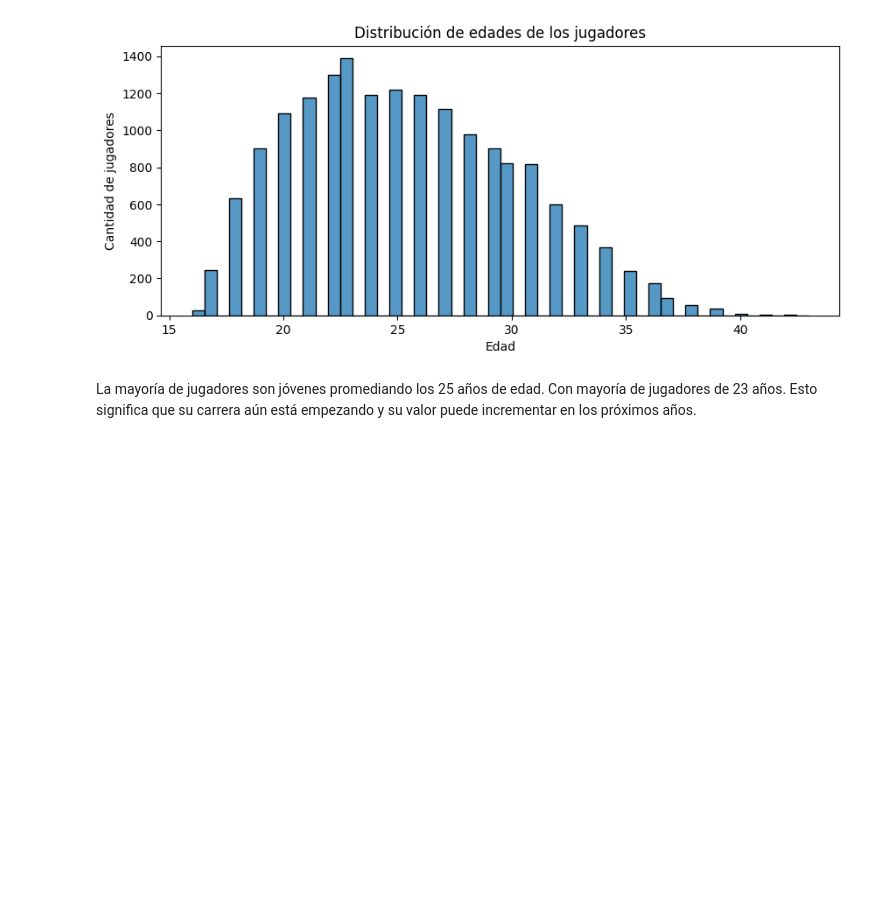
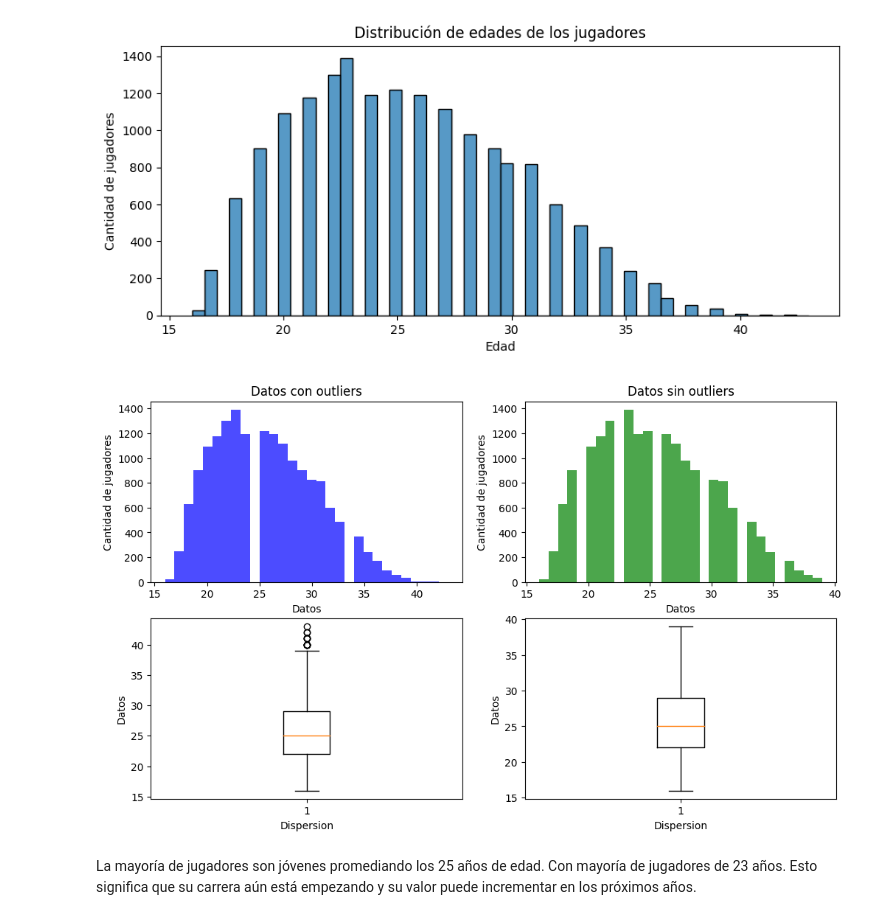
Before and after one commit to MatiasKige/Data-Science-FIFA, a Jupyter notebook: Clase 47 Proyecto FIFA.ipynb, the cells around one changed output. Drawn from its saved outputs; the diff is of its cells as text; code cells hidden in the pictures; blank space fills up the shorter version.

Commit message:
Funcion remove_outliers

```diff
--- a/Clase 47 Proyecto FIFA.ipynb
+++ b/Clase 47 Proyecto FIFA.ipynb
@@ -1833,3 +1843,16 @@ Conclusión final:
 *   Aumento del promedio de valoración general.
 # %% [markdown]
 # Graficos y Relaciones.
+# %%
+# Funcion para eliminar outliers
+
+def remove_outliers(df, column):
+    # Calcular el primer y tercer cuartil
+    Q1 = df[column].quantile(0.25)
+    Q3 = df[column].quantile(0.75)
+    IQR = Q3 - Q1
+    lim_inferior = Q1 - 1.5 * IQR
+    lim_superior = Q3 + 1.5 * IQR
+    df_24 = df[(df[column] >= lim_inferior) & (df[column] <= lim_superior)]
+
+    return df_24
@@ -1858,6 +1916,33 @@ Moda(Valor que mas aparece): 23
 Media(Promedio): 25
 Mediana(Mitad): 25
 [figure]
+# %%
+# Eliminar outliers de la columna "edad"
+df_sin_out = remove_outliers(df_24, 'age')
+# %%
+fig, axs = plt.subplots(2, 2, figsize=(12, 7))
+
+axs[0, 0].hist(df_24["age"], bins=30, color='blue', alpha=0.7)
+axs[0, 0].set_title('Datos con outliers')
+axs[0, 0].set_xlabel("Datos")
+axs[0, 0].set_ylabel("Cantidad de jugadores")
+
+axs[0, 1].hist(df_sin_out["age"], bins=30, color='green', alpha=0.7)
+axs[0, 1].set_title('Datos sin outliers')
+axs[0, 1].set_xlabel("Datos")
+axs[0, 1].set_ylabel("Cantidad de jugadores")
+
+axs[1, 0].boxplot(df_24["age"])
+axs[1, 0].set_xlabel("Dispersion")
+axs[1, 0].set_ylabel("Datos")
+
+axs[1, 1].boxplot(df_sin_out["age"])
+axs[1, 1].set_xlabel("Dispersion")
+axs[1, 1].set_ylabel("Datos")
+
+plt.show()
+# %% [output]
+[figure, added]
 # %% [markdown]
 La mayoría de jugadores son jóvenes promediando los 25 años de edad. Con mayoría de jugadores de 23 años. Esto significa que su carrera aún está empezando y su valor puede incrementar en los próximos años.
 # %% [markdown]
```
Also changed, not shown: parts of 13 cells of this notebook.
